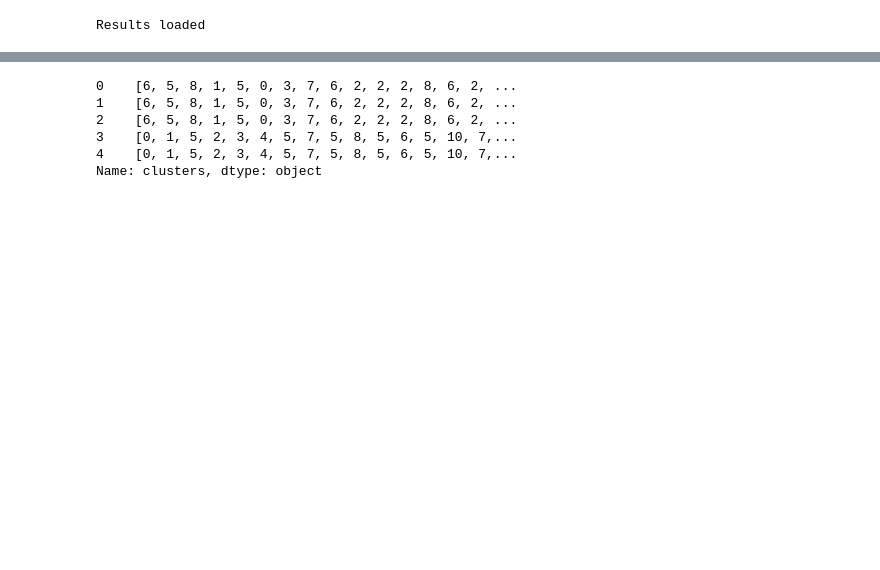
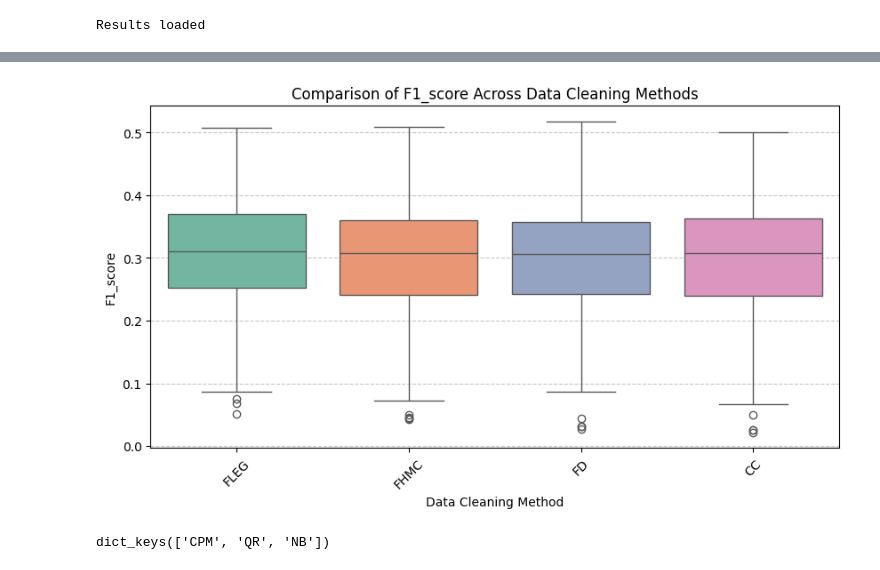
Before and after one commit to MarcosEsteve/scRNAseq_across_human_tissues, a Jupyter notebook: results_analysis.ipynb, the cells around one changed output, grey strips where cells are left out. Saved outputs shown, nothing was run; the diff lists cells and outputs as text; code cells hidden in the pictures; blank space fills up the shorter version.

```diff
--- a/results_analysis.ipynb
+++ b/results_analysis.ipynb
@@ -71,10 +111,14 @@ Name: clusters, dtype: object
+# %%
+reload(visualization)
+visualization.plot_metric_by_step(filtered_results_cleaning, "Data Cleaning", "F1_score")
+# %% [output]
+[figure, added]
 # %%
-results_df["clusters"] = results_df["clusters"].str.split(",").apply(lambda x: list(map(int, x)))  # Convertir a enteros
-print(results_df['clusters'].head())
+reload(visualization)
+normalization_methods = ['CPM', 'QR', 'NB']
+step_position = 1
+
+filtered_results_norm = visualization.filter_by_step(filtered_barcode_length, normalization_methods, step_position)
+print(filtered_results_norm.keys())
 # %% [output]
-0    [6, 5, 8, 1, 5, 0, 3, 7, 6, 2, 2, 2, 8, 6, 2, ...
-1    [6, 5, 8, 1, 5, 0, 3, 7, 6, 2, 2, 2, 8, 6, 2, ...
-2    [6, 5, 8, 1, 5, 0, 3, 7, 6, 2, 2, 2, 8, 6, 2, ...
-3    [0, 1, 5, 2, 3, 4, 5, 7, 5, 8, 5, 6, 5, 10, 7,...
-4    [0, 1, 5, 2, 3, 4, 5, 7, 5, 8, 5, 6, 5, 10, 7,...
-Name: clusters, dtype: object
+dict_keys(['CPM', 'QR', 'NB'])
```
Also changed, not shown: parts of 13 cells of this notebook, 2 other files.
